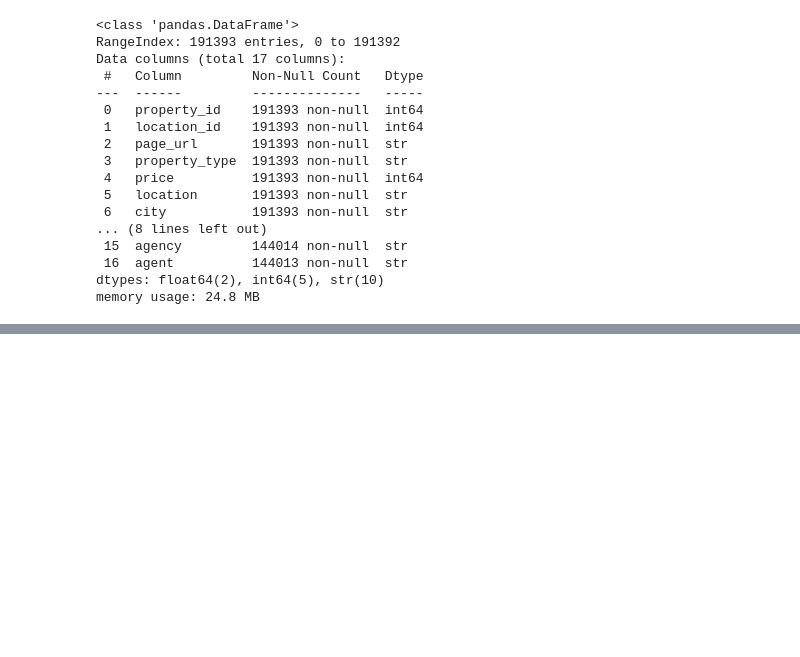
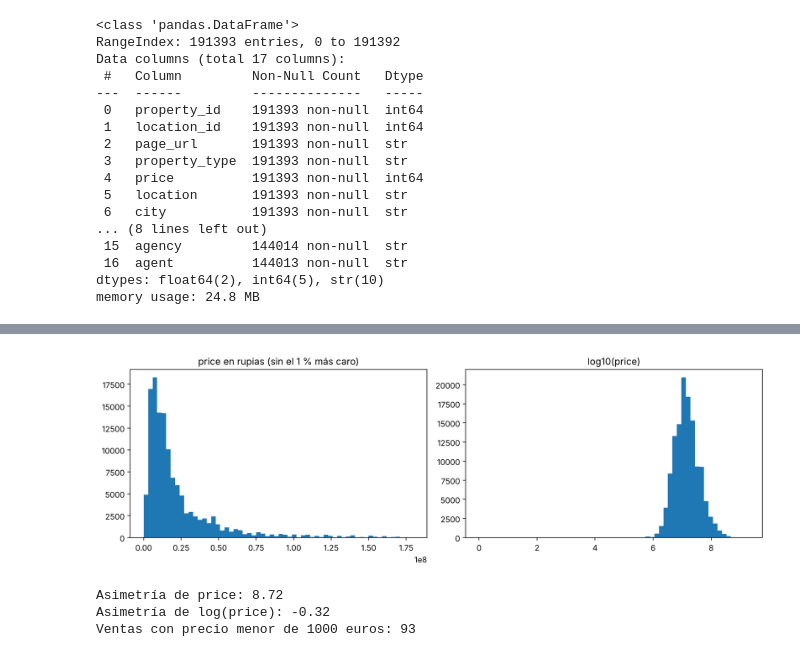
Before and after one commit to rmataixser/Practica-Machine-Learning, a Jupyter notebook: notebooks/data_information.ipynb, the cells around one changed output, grey strips where cells are left out. Cells and saved outputs as stored; diff of their text form; code cells hidden in the pictures; blank space fills up the shorter version.

```diff
--- a/notebooks/data_information.ipynb
+++ b/notebooks/data_information.ipynb
@@ -406,0 +359,22 @@ Ventas con precio < 1.000 € (179,61 PKR/€): 93
+# %%
+# solo ventas y precios mayores que 0
+precio = df[venta & (df["price"] > 0)]["price"]
+
+plt.figure(figsize=(12, 4))
+plt.subplot(1, 2, 1)
+plt.hist(precio[precio < precio.quantile(0.99)], bins=60)
+plt.title("price en rupias (sin el 1 % más caro)")
+plt.subplot(1, 2, 2)
+plt.hist(np.log10(precio), bins=60)
+plt.title("log10(price)")
+plt.tight_layout()
+plt.show()
+
+print("Asimetría de price:", round(precio.skew(), 2))
+print("Asimetría de log(price):", round(np.log(precio).skew(), 2))
+print("Ventas con precio menor de 1000 euros:", (precio / 179.61 < 1000).sum())
+# %% [output]
+[figure, added]
+Asimetría de price: 8.72
+Asimetría de log(price): -0.32
+Ventas con precio menor de 1000 euros: 93
```
Also changed, not shown: parts of 42 cells of this notebook.
